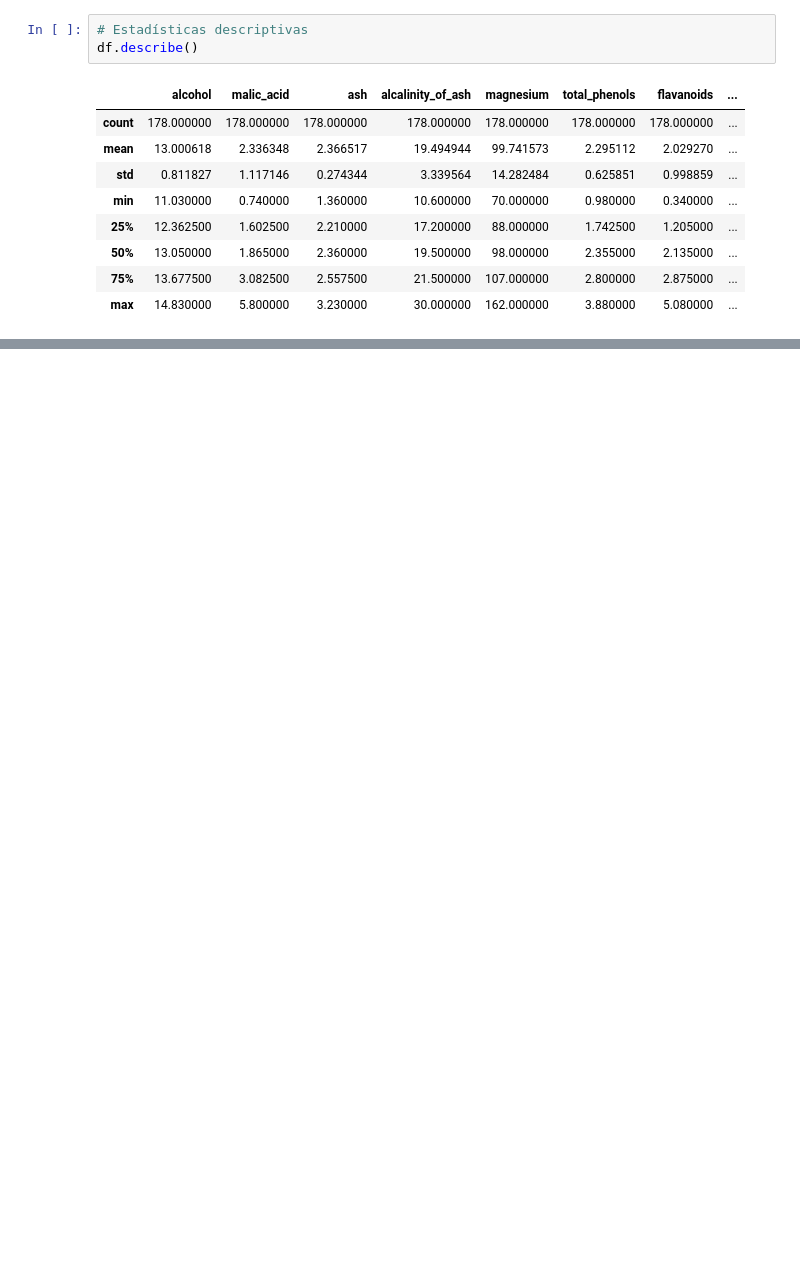
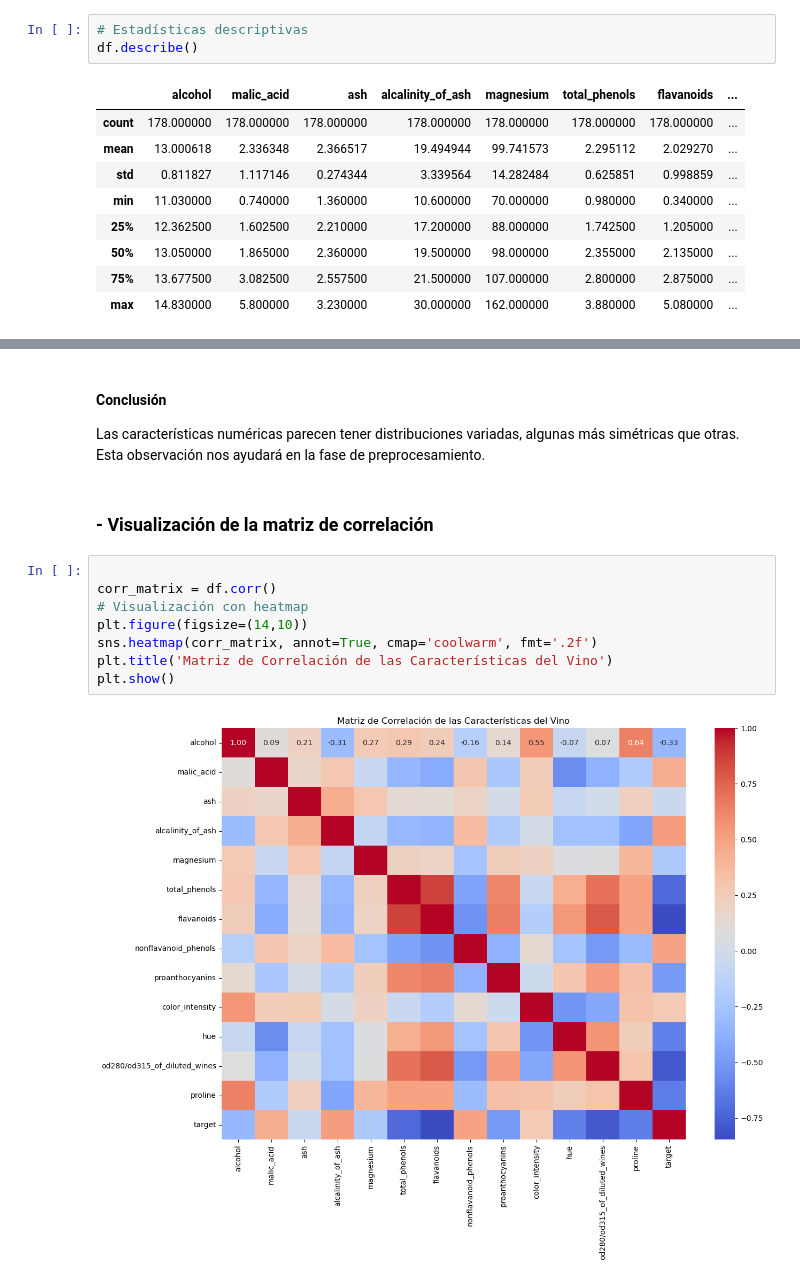
Before and after one commit to reneespinosa/ML-Entry-Level-Projects, a Jupyter notebook: 1/Wine classification.ipynb, the cells around one changed output, grey strips where cells are left out. Saved outputs shown, nothing was run; the diff lists cells and outputs as text; blank space fills up the shorter version.

```diff
--- a/1/Wine classification.ipynb
+++ b/1/Wine classification.ipynb
@@ -395,0 +158,15 @@ Además, las métricas de **MSE** y **RMSE** proporcionan una visión más detal
+# %% [markdown]
+#### Conclusión
+Las características numéricas parecen tener distribuciones variadas, algunas más simétricas que otras. Esta observación nos ayudará en la fase de preprocesamiento.
+# %% [markdown]
+### - Visualización de la matriz de correlación
+# %%
+
+corr_matrix = df.corr()
+# Visualización con heatmap
+plt.figure(figsize=(14,10))
+sns.heatmap(corr_matrix, annot=True, cmap='coolwarm', fmt='.2f')
+plt.title('Matriz de Correlación de las Características del Vino')
+plt.show()
+# %% [output]
+[figure, added]
```
Also changed, not shown: parts of 70 cells of this notebook.
